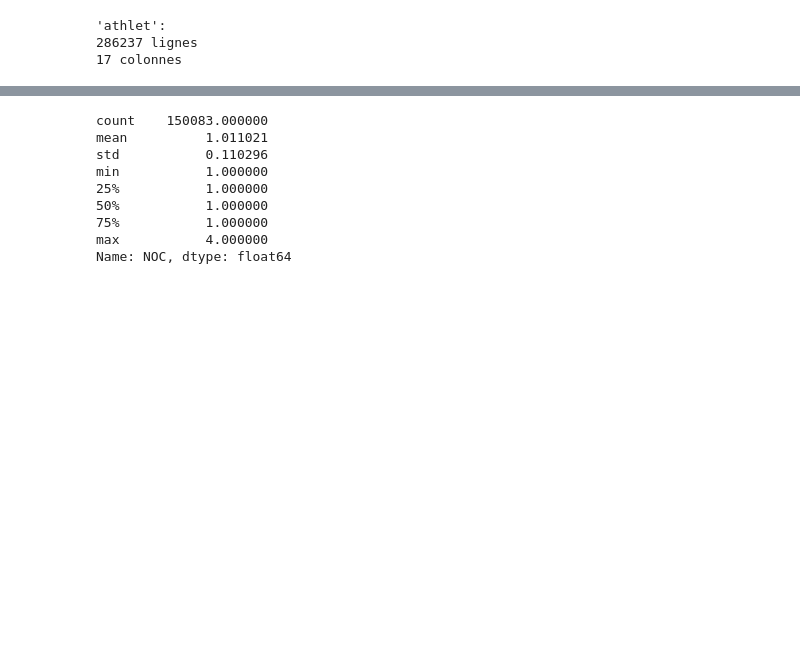
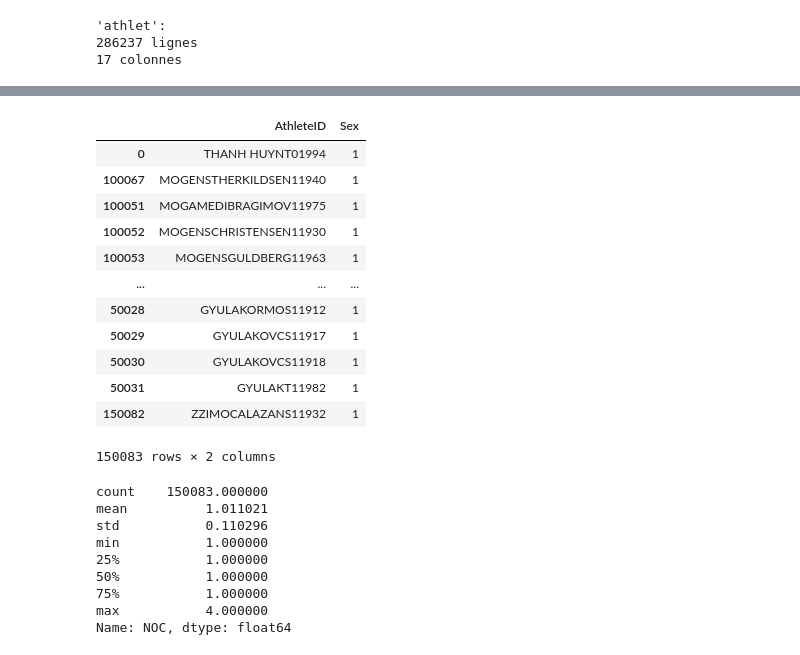
Before and after one commit to gitadum/querympics, a Jupyter notebook: analysis/explore.ipynb, the cells around one changed output, grey strips where cells are left out. Drawn from its saved outputs; the diff is of its cells as text; code cells hidden in the pictures; blank space fills up the shorter version.

```diff
--- a/analysis/explore.ipynb
+++ b/analysis/explore.ipynb
@@ -57,3 +71,21 @@ athlet.AthleteID.nunique()
+# %%
+(athlet.groupby("AthleteID").Sex.nunique()
+ .reset_index()
+ .sort_values(by="Sex", ascending=False))
+# %% [output]
+|  | AthleteID | Sex |
+| 0 | THANH HUYNT01994 | 1 |
+| 100067 | MOGENSTHERKILDSEN11940 | 1 |
+| 100051 | MOGAMEDIBRAGIMOV11975 | 1 |
+| 100052 | MOGENSCHRISTENSEN11930 | 1 |
+| 100053 | MOGENSGULDBERG11963 | 1 |
+| ... | ... | ... |
+| 50028 | GYULAKORMOS11912 | 1 |
+| 50029 | GYULAKOVCS11917 | 1 |
+| 50030 | GYULAKOVCS11918 | 1 |
+| 50031 | GYULAKT11982 | 1 |
+| 150082 | ZZIMOCALAZANS11932 | 1 |
+150083 rows × 2 columns
 # %%
 athlet.groupby("AthleteID").NOC.nunique().describe()
 # %% [output]
```
Also changed, not shown: parts of 9 cells of this notebook, 1 other file.
